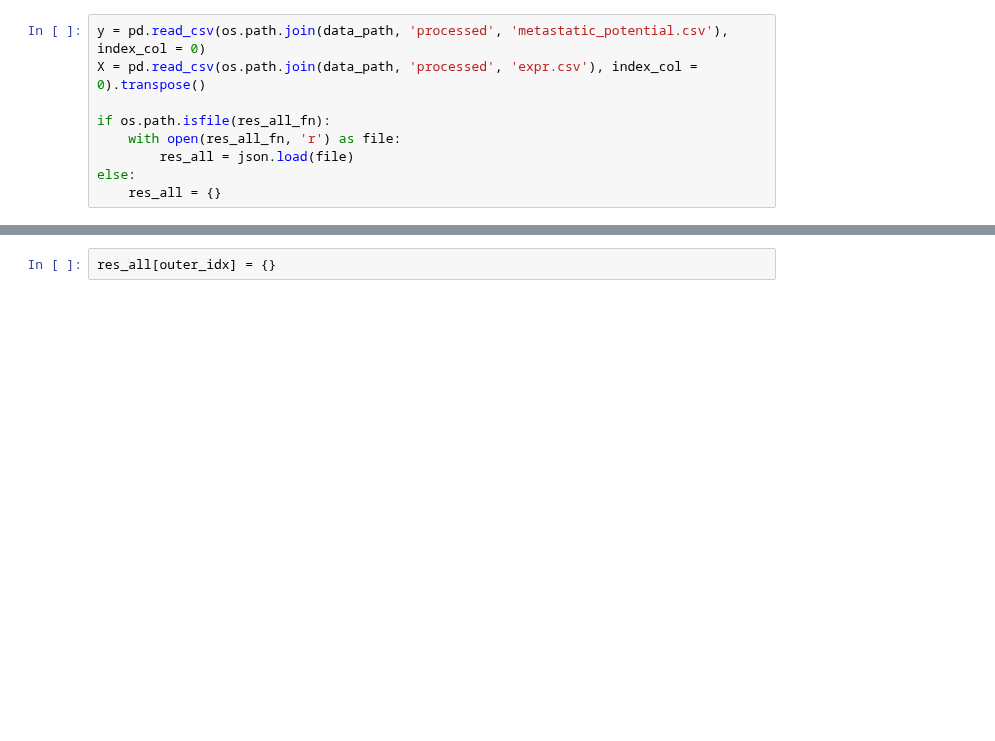
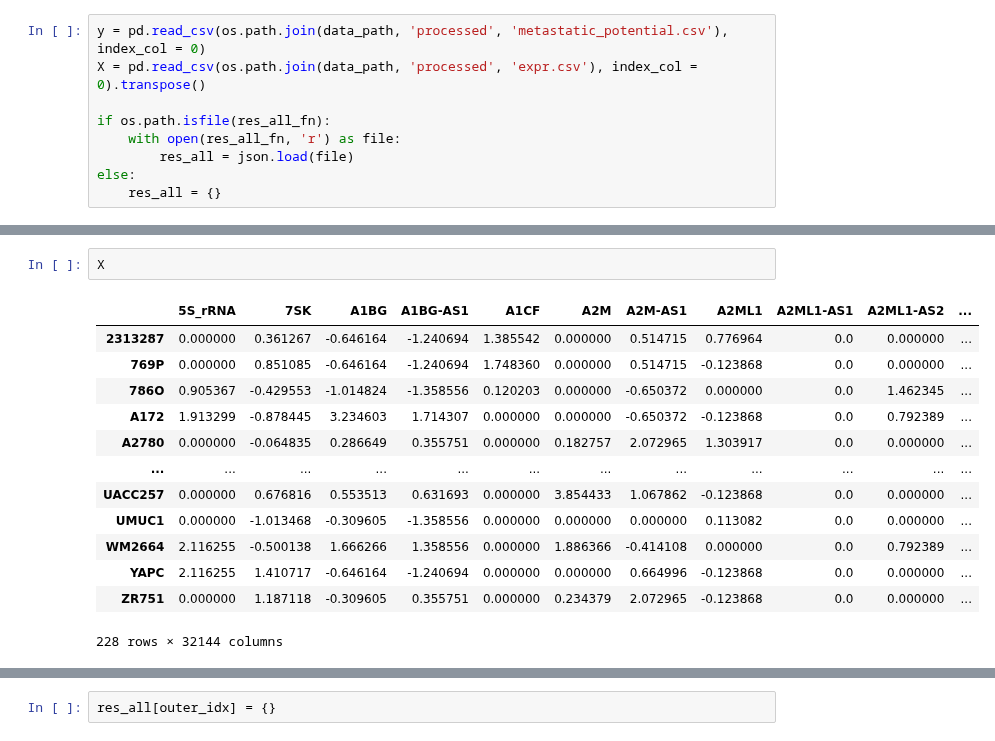
Before and after one commit to hmbaghdassarian/metastatic_potential, a Jupyter notebook: notebooks/troubleshoot/template_outer_inner_loop.ipynb, the cells around one changed output, grey strips where cells are left out. Saved outputs shown, nothing was run; the diff lists cells and outputs as text; blank space fills up the shorter version.

```diff
--- a/notebooks/troubleshoot/template_outer_inner_loop.ipynb
+++ b/notebooks/troubleshoot/template_outer_inner_loop.ipynb
@@ -65,0 +345,16 @@ inner_idx = 0
+# %%
+X
+# %% [output]
+|  | 5S_rRNA | 7SK | A1BG | A1BG-AS1 | A1CF | A2M | A2M-AS1 | A2ML1 | A2ML1-AS1 | A2ML1-AS2 | ... |
+| 2313287 | 0.000000 | 0.361267 | -0.646164 | -1.240694 | 1.385542 | 0.000000 | 0.514715 | 0.776964 | 0.0 | 0.000000 | ... |
+| 769P | 0.000000 | 0.851085 | -0.646164 | -1.240694 | 1.748360 | 0.000000 | 0.514715 | -0.123868 | 0.0 | 0.000000 | ... |
+| 786O | 0.905367 | -0.429553 | -1.014824 | -1.358556 | 0.120203 | 0.000000 | -0.650372 | 0.000000 | 0.0 | 1.462345 | ... |
+| A172 | 1.913299 | -0.878445 | 3.234603 | 1.714307 | 0.000000 | 0.000000 | -0.650372 | -0.123868 | 0.0 | 0.792389 | ... |
+| A2780 | 0.000000 | -0.064835 | 0.286649 | 0.355751 | 0.000000 | 0.182757 | 2.072965 | 1.303917 | 0.0 | 0.000000 | ... |
+| ... | ... | ... | ... | ... | ... | ... | ... | ... | ... | ... | ... |
+| UACC257 | 0.000000 | 0.676816 | 0.553513 | 0.631693 | 0.000000 | 3.854433 | 1.067862 | -0.123868 | 0.0 | 0.000000 | ... |
+| UMUC1 | 0.000000 | -1.013468 | -0.309605 | -1.358556 | 0.000000 | 0.000000 | 0.000000 | 0.113082 | 0.0 | 0.000000 | ... |
+| WM2664 | 2.116255 | -0.500138 | 1.666266 | 1.358556 | 0.000000 | 1.886366 | -0.414108 | 0.000000 | 0.0 | 0.792389 | ... |
+| YAPC | 2.116255 | 1.410717 | -0.646164 | -1.240694 | 0.000000 | 0.000000 | 0.664996 | -0.123868 | 0.0 | 0.000000 | ... |
+| ZR751 | 0.000000 | 1.187118 | -0.309605 | 0.355751 | 0.000000 | 0.234379 | 2.072965 | -0.123868 | 0.0 | 0.000000 | ... |
+228 rows × 32144 columns
```
Also changed, not shown: parts of 91 cells of this notebook, 13 other files.
